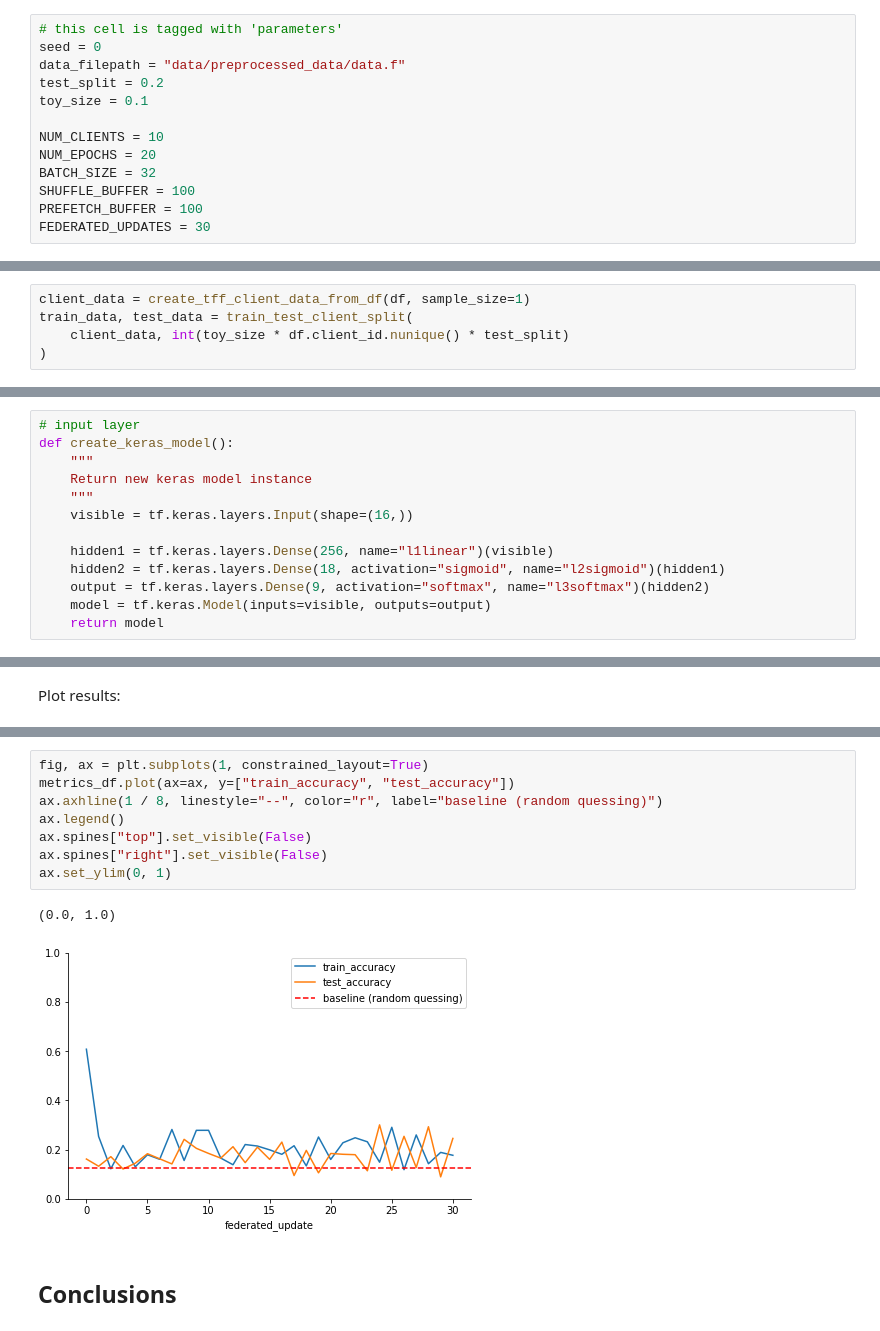
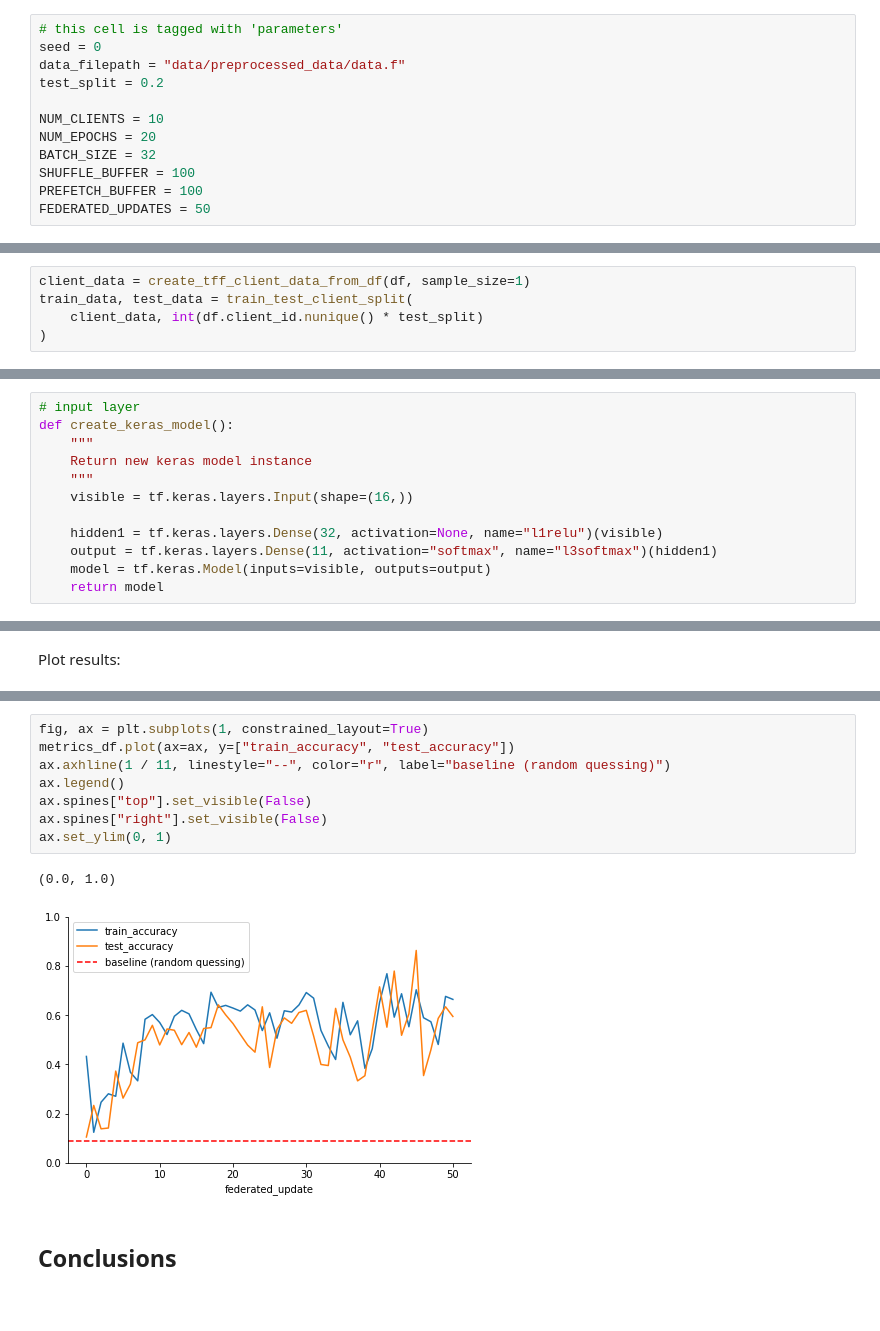
Before and after one commit to City-of-Helsinki/ml_federated_customer_journey, a Jupyter notebook: 01_model.ipynb, the cells around one changed output, grey strips where cells are left out. Saved outputs shown, nothing was run; the diff lists cells and outputs as text.

Commit message:
modified to meet the new data. Now it is actually working out surprisingly well, loss 4-6 and accuracy over 0,6

```diff
--- a/01_model.ipynb
+++ b/01_model.ipynb
@@ -70,14 +70,13 @@ Remember, only simple assignments here!
 seed = 0
 data_filepath = "data/preprocessed_data/data.f"
 test_split = 0.2
-toy_size = 0.1
 
 NUM_CLIENTS = 10
 NUM_EPOCHS = 20
 BATCH_SIZE = 32
 SHUFFLE_BUFFER = 100
 PREFETCH_BUFFER = 100
-FEDERATED_UPDATES = 30
+FEDERATED_UPDATES = 50
 # %% [markdown]
 Make immediate derivations from the parameters:
 # %%
@@ -107,7 +114,7 @@ Convert into tff ClientData (training + testing datasets):
 # %%
 client_data = create_tff_client_data_from_df(df, sample_size=1)
 train_data, test_data = train_test_client_split(
-    client_data, int(toy_size * df.client_id.nunique() * test_split)
+    client_data, int(df.client_id.nunique() * test_split)
 )
 # %%
 len(train_data.client_ids)
@@ -186,9 +164,8 @@ def create_keras_model():
     """
     visible = tf.keras.layers.Input(shape=(16,))
 
-    hidden1 = tf.keras.layers.Dense(256, name="l1linear")(visible)
-    hidden2 = tf.keras.layers.Dense(18, activation="sigmoid", name="l2sigmoid")(hidden1)
-    output = tf.keras.layers.Dense(9, activation="softmax", name="l3softmax")(hidden2)
+    hidden1 = tf.keras.layers.Dense(32, activation=None, name="l1relu")(visible)
+    output = tf.keras.layers.Dense(11, activation="softmax", name="l3softmax")(hidden1)
     model = tf.keras.Model(inputs=visible, outputs=output)
     return model
 # %%
@@ -377,13 +356,13 @@ ax.set_ylim(ymin=0)
 # %%
 fig, ax = plt.subplots(1, constrained_layout=True)
 metrics_df.plot(ax=ax, y=["train_accuracy", "test_accuracy"])
-ax.axhline(1 / 8, linestyle="--", color="r", label="baseline (random quessing)")
+ax.axhline(1 / 11, linestyle="--", color="r", label="baseline (random quessing)")
 ax.legend()
 ax.spines["top"].set_visible(False)
 ax.spines["right"].set_visible(False)
 ax.set_ylim(0, 1)
 # %% [output]
 (0.0, 1.0)
-[figure, old version]
+[figure, new version]
 # %% [markdown]
 ## Conclusions
```
Also changed, not shown: parts of 17 cells of this notebook.
